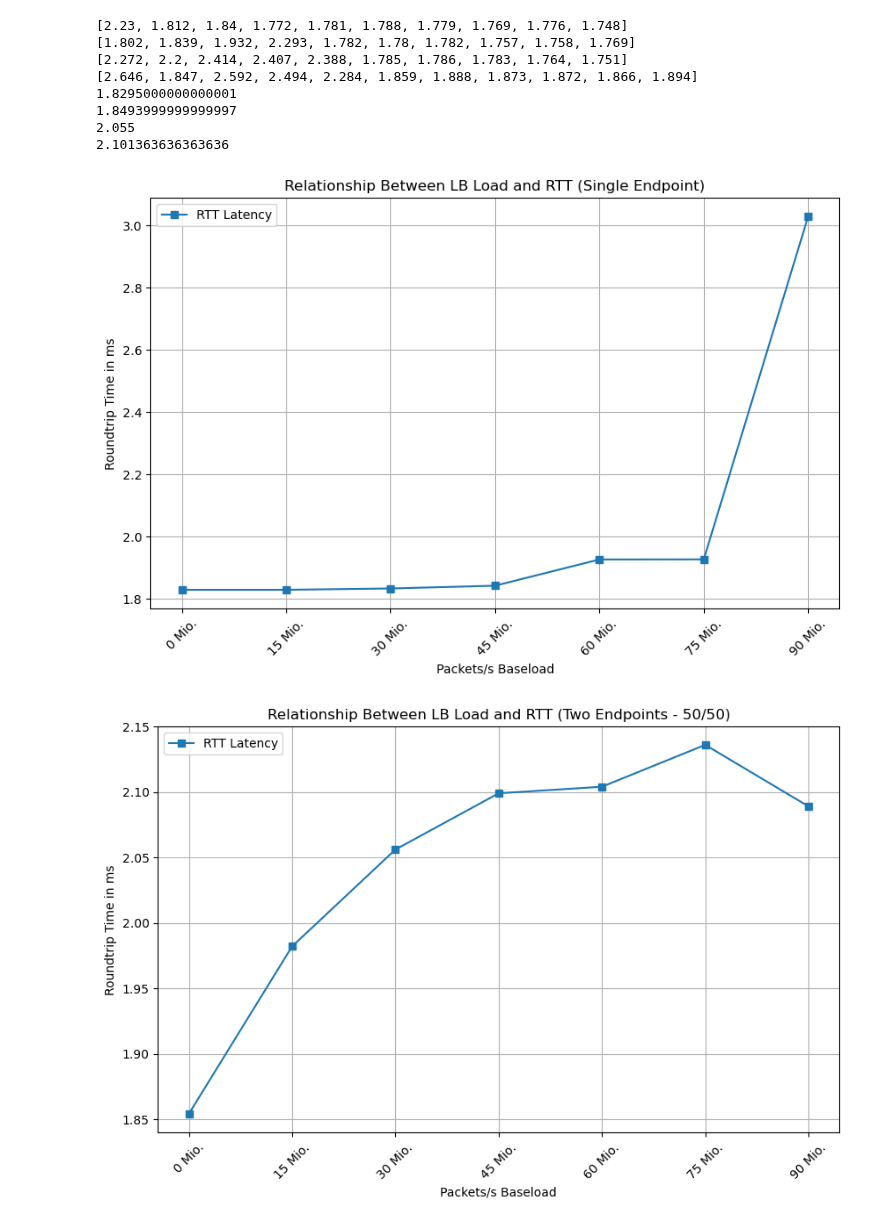
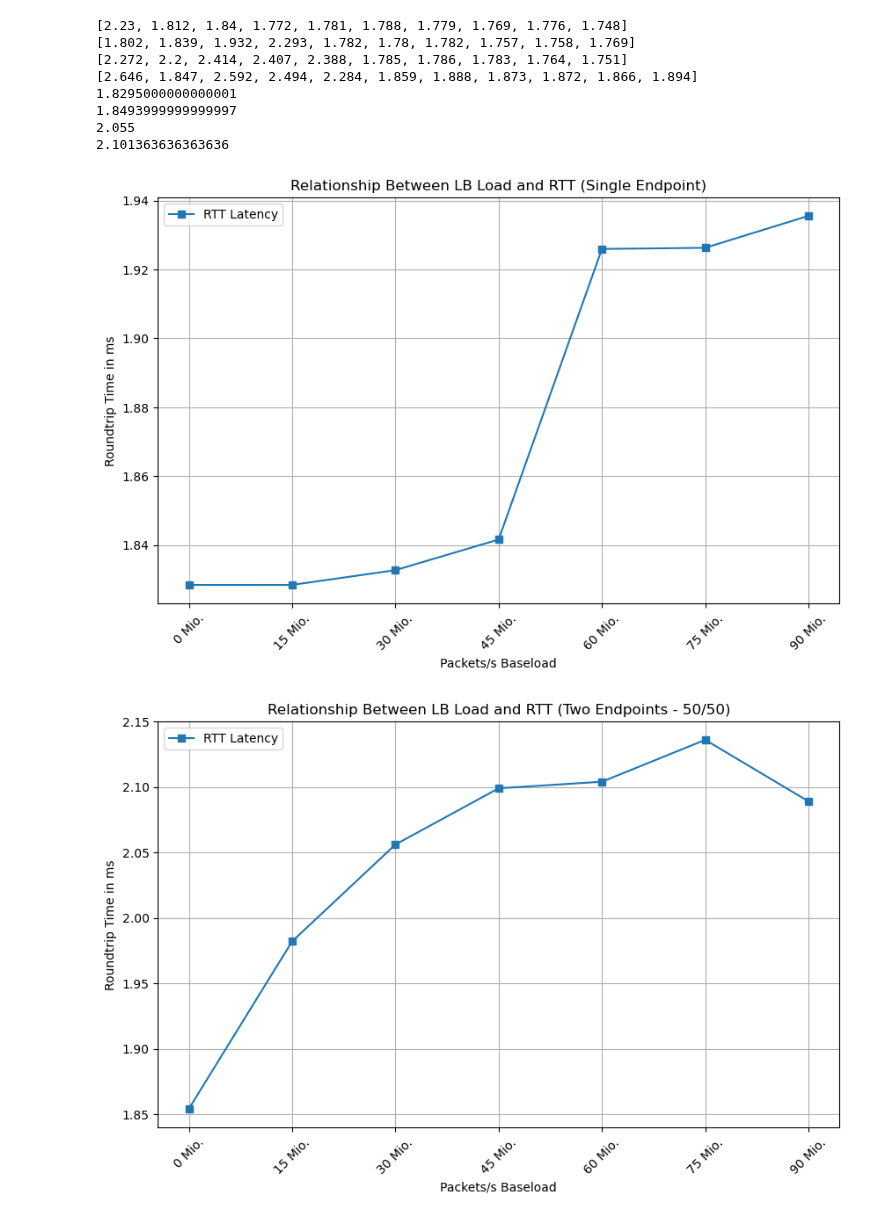
Before and after one commit to gespel/Bachelorarbeit, a Jupyter notebook: notebooks/latency.ipynb, the cells around one changed output. Drawn from its saved outputs; the diff is of its cells as text; code cells hidden in the pictures.

Commit message:
single graph finished

```diff
--- a/notebooks/latency.ipynb
+++ b/notebooks/latency.ipynb
@@ -45,20 +45,20 @@ def get_average(data):
 # %%
 import matplotlib.pyplot as plt
 
 #x = [0, 15000000, 30000000, 45000000, 60000000, 75000000, 90000000]
 x = [0, 15000000, 30000000, 45000000, 60000000, 75000000, 90000000]
-y = [1.828419, 1.828416, 1.832698, 1.841591, 1.925969, 1.926301, 3.029447]
+y = [1.828419, 1.828416, 1.832698, 1.841591, 1.925969, 1.926301, 1.935571]
 plt.figure(figsize=(10, 6))
 plt.plot(x, y, "-s", label="RTT Latency")
 plt.title("Relationship Between LB Load and RTT (Single Endpoint)")
 plt.xlabel("Packets/s Baseload")
 plt.xticks(x, [str(int(val/1_000_000)) + " Mio." for val in x], rotation=45)
 plt.ylabel("Roundtrip Time in ms")
 plt.legend()
 plt.grid(True)
 plt.show()
 # %% [output]
-[figure, old version]
+[figure, new version]
 # %%
 import matplotlib.pyplot as plt
 
```
